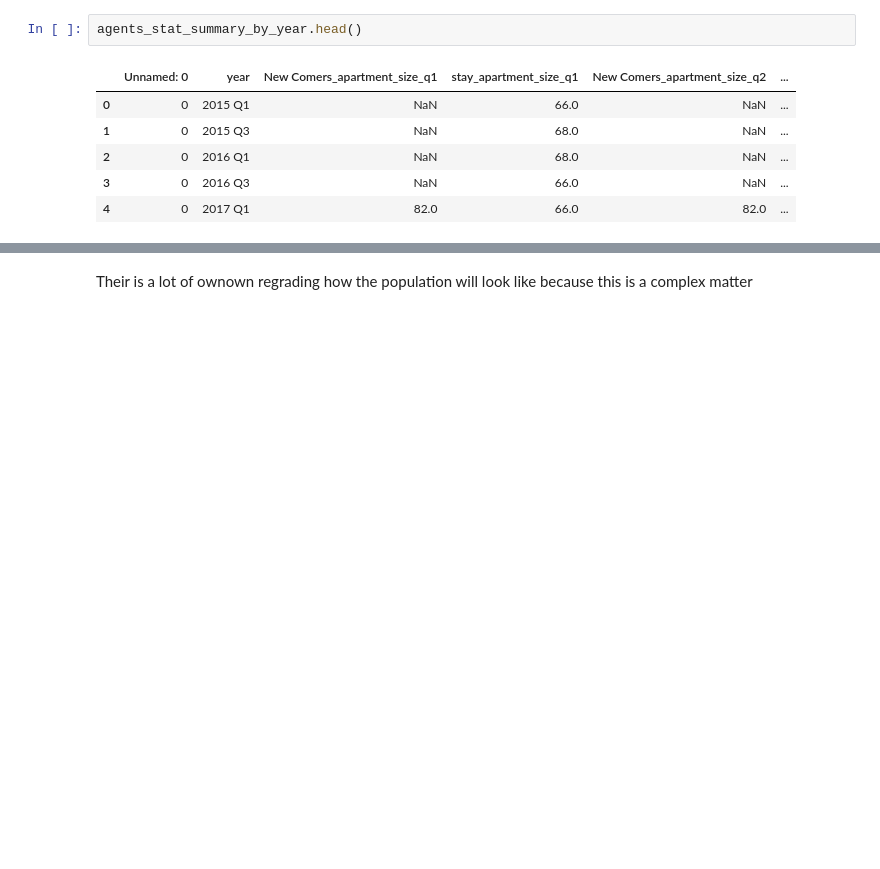
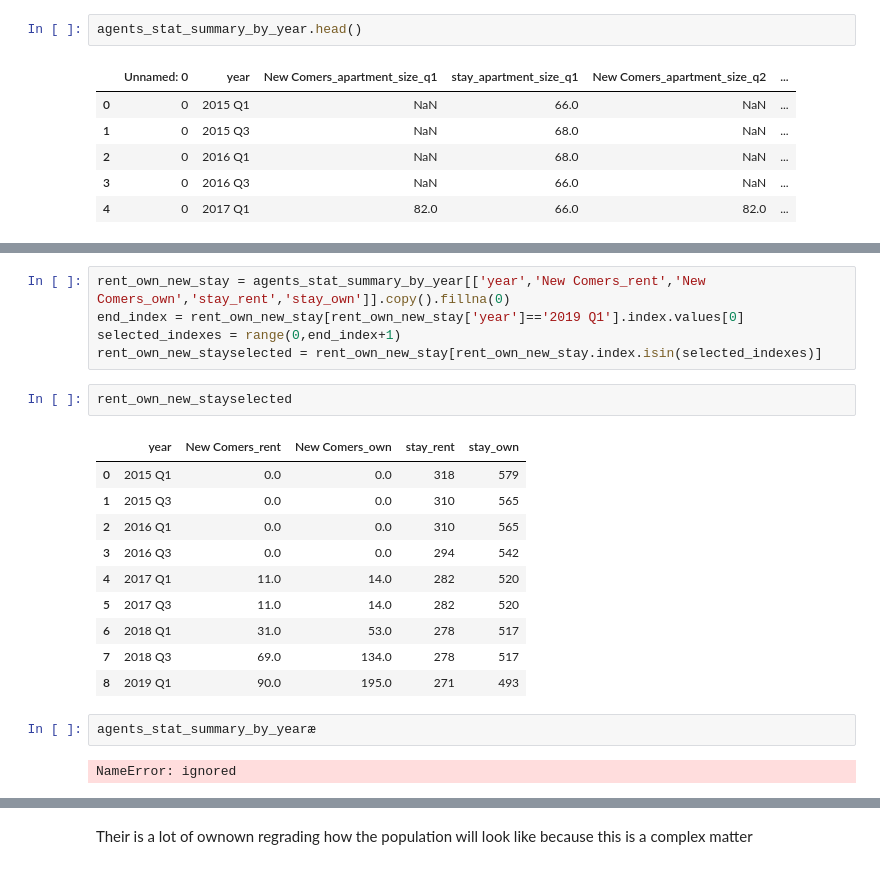
Before and after one commit to Shai2u/BatYamNY, a Jupyter notebook: population_simulation.ipynb, the cells around one changed output, grey strips where cells are left out. Saved outputs shown, nothing was run; the diff lists cells and outputs as text; blank space fills up the shorter version.

```diff
--- a/population_simulation.ipynb
+++ b/population_simulation.ipynb
@@ -769,0 +814,22 @@ fig.show()
+# %%
+rent_own_new_stay = agents_stat_summary_by_year[['year','New Comers_rent','New Comers_own','stay_rent','stay_own']].copy().fillna(0)
+end_index = rent_own_new_stay[rent_own_new_stay['year']=='2019 Q1'].index.values[0]
+selected_indexes = range(0,end_index+1)
+rent_own_new_stayselected = rent_own_new_stay[rent_own_new_stay.index.isin(selected_indexes)]
+# %%
+rent_own_new_stayselected
+# %% [output]
+|  | year | New Comers_rent | New Comers_own | stay_rent | stay_own |
+| 0 | 2015 Q1 | 0.0 | 0.0 | 318 | 579 |
+| 1 | 2015 Q3 | 0.0 | 0.0 | 310 | 565 |
+| 2 | 2016 Q1 | 0.0 | 0.0 | 310 | 565 |
+| 3 | 2016 Q3 | 0.0 | 0.0 | 294 | 542 |
+| 4 | 2017 Q1 | 11.0 | 14.0 | 282 | 520 |
+| 5 | 2017 Q3 | 11.0 | 14.0 | 282 | 520 |
+| 6 | 2018 Q1 | 31.0 | 53.0 | 278 | 517 |
+| 7 | 2018 Q3 | 69.0 | 134.0 | 278 | 517 |
+| 8 | 2019 Q1 | 90.0 | 195.0 | 271 | 493 |
+# %%
+agents_stat_summary_by_yearæ
+# %% [output]
+NameError: ignored
```
Also changed, not shown: parts of 60 cells of this notebook.
